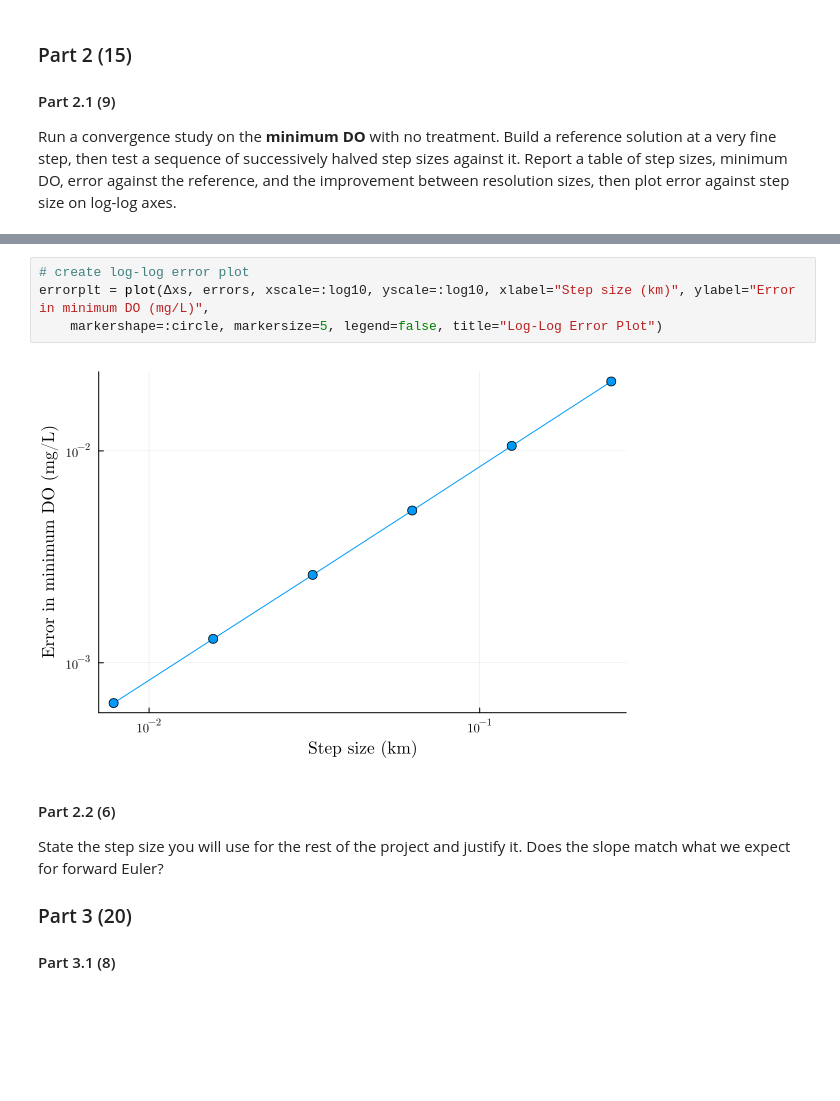
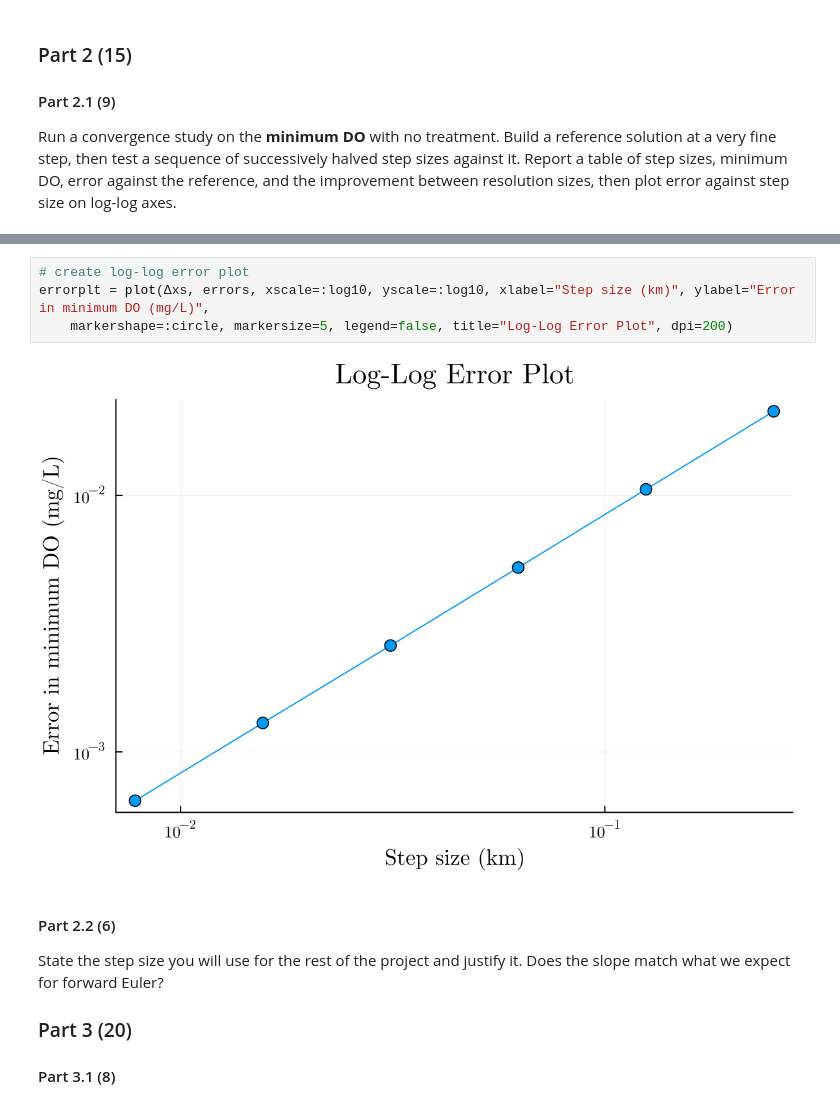
Before and after one commit to clairewang23/mp01, a Jupyter notebook: mp01.ipynb, the cells around one changed output, grey strips where cells are left out. Saved outputs shown, nothing was run; the diff lists cells and outputs as text; blank space fills up the shorter version.

```diff
--- a/mp01.ipynb
+++ b/mp01.ipynb
@@ -413,9 +423,9 @@ Reference minimum DO: 0.28491002175697516 mg/L
 # %%
 # create log-log error plot
 errorplt = plot(Δxs, errors, xscale=:log10, yscale=:log10, xlabel="Step size (km)", ylabel="Error in minimum DO (mg/L)",
-    markershape=:circle, markersize=5, legend=false, title="Log-Log Error Plot")
+    markershape=:circle, markersize=5, legend=false, title="Log-Log Error Plot", dpi=200)
 # %% [output]
-[figure, old version]
+[figure, new version]
 # %% [markdown]
 #### Part 2.2 (6)
 
```
Also changed, not shown: parts of 2 cells of this notebook.
